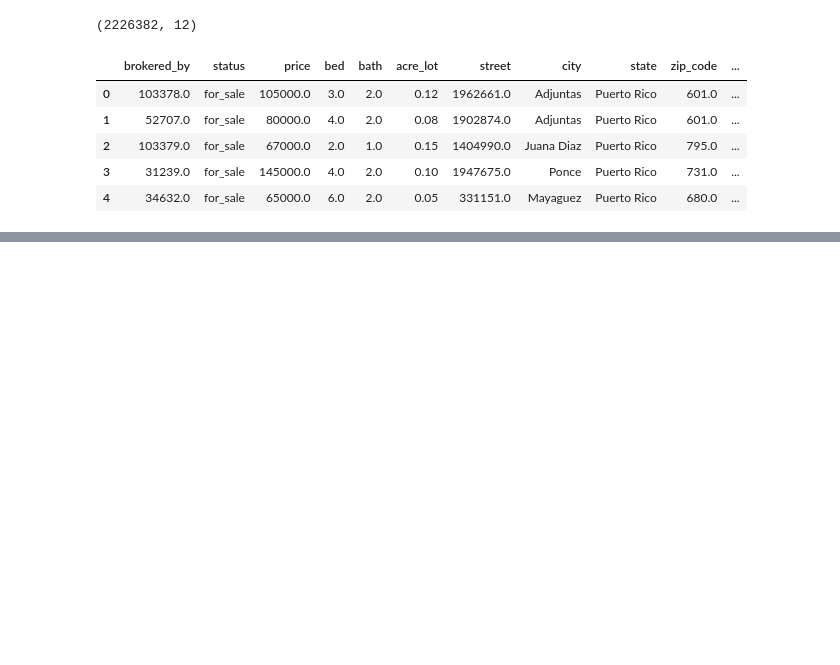
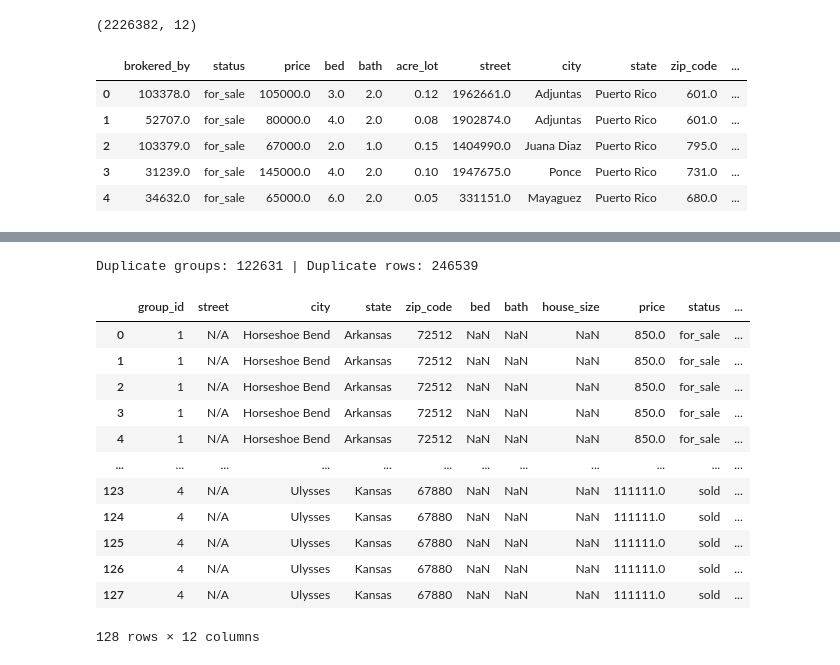
Before and after one commit to madesina2025/data-engineering-projects-portfolio, a Jupyter notebook: MetroPeak_Project/rentcast_eda_csv.ipynb, the cells around one changed output, grey strips where cells are left out. Cells and saved outputs as stored; diff of their text form; code cells hidden in the pictures; blank space fills up the shorter version.

```diff
--- a/MetroPeak_Project/rentcast_eda_csv.ipynb
+++ b/MetroPeak_Project/rentcast_eda_csv.ipynb
@@ -83,0 +222,15 @@ with engine.connect() as con:
+# %%
+# special handling for ZIP codes: keep as 5-char text (preserve leading zeros)
+if "zip_code" in df.columns:
+    df["zip_code"] = (
+        df["zip_code"]
+        .astype("string")
+        .str.replace(r"\.0$", "", regex=True)   # if it came from float
+        .str.replace(r"[^0-9]", "", regex=True)
+        .str.zfill(5)
+        .fillna("N/A")
+    )
+# %%
+# dates
+if "prev_sold_date" in df.columns:
+    df["prev_sold_date"] = pd.to_datetime(df["prev_sold_date"], errors="coerce").dt.date
@@ -83,0 +258,65 @@ with engine.connect() as con:
+# %%
+# -> For NUMERIC/DATE columns: keep actual NaN/None so Postgres stores NULL
+if "prev_sold_date" in df.columns:
+    df["prev_sold_date"] = df["prev_sold_date"].where(pd.notna(df["prev_sold_date"]), None)
+# %%
+
+# 1) Define duplicate key (only keep columns that exist)
+dupe_key = [c for c in ["street", "city", "state", "zip_code", "bed", "bath", "house_size", "price"] if c in df.columns]
+assert dupe_key, "No duplicate key columns found in df."
+
+# 2) Find duplicate rows (by that key), but DON'T drop yet
+mask = df.duplicated(subset=dupe_key, keep=False)
+dupes = df.loc[mask].copy()
+
+# 3) Summarise duplicate groups (each unique key + how many rows)
+grp = (
+    dupes
+    .groupby(dupe_key, dropna=False)
+    .size()
+    .rename("count")
+    .reset_index()
+    .sort_values("count", ascending=False)
+)
+
+print(f"Duplicate groups: {len(grp)} | Duplicate rows: {len(dupes)}")
+
+if len(grp) == 0:
+    print("No duplicates found with the current dupe_key.")
+else:
+    # 4) Pick 4 groups to inspect (TOP 4 by size). Use .sample(4, random_state=42) if you prefer random.
+    top4 = grp.head(4).assign(group_id=lambda d: range(1, len(d)+1))
+
+    # 5) Pull all rows for those 4 groups
+    sample = top4.merge(dupes, on=dupe_key, how="left")
+
+    # 6) Keep key columns + a few helpful extras if present
+    extra_cols = [c for c in ["status", "brokered_by", "price_per_sqft", "prev_sold_date"] if c in sample.columns]
+    display_cols = ["group_id"] + dupe_key + extra_cols
+
+    # 7) Show them neatly
+    sample_to_show = (sample[display_cols]
+                      .sort_values(["group_id"] + dupe_key)
+                      .reset_index(drop=True))
+
+    # Wider display for clarity (optional)
+    with pd.option_context("display.max_rows", 100, "display.max_columns", None, "display.width", 180):
+        display(sample_to_show)
+
+    # 8) (Optional) Also show the top groups summary
+    display(top4[['group_id'] + dupe_key + ['count']])
+# %% [output]
+Duplicate groups: 122631 | Duplicate rows: 246539
+|  | group_id | street | city | state | zip_code | bed | bath | house_size | price | status | ... |
+| 0 | 1 | N/A | Horseshoe Bend | Arkansas | 72512 | NaN | NaN | NaN | 850.0 | for_sale | ... |
+| 1 | 1 | N/A | Horseshoe Bend | Arkansas | 72512 | NaN | NaN | NaN | 850.0 | for_sale | ... |
+| 2 | 1 | N/A | Horseshoe Bend | Arkansas | 72512 | NaN | NaN | NaN | 850.0 | for_sale | ... |
+| 3 | 1 | N/A | Horseshoe Bend | Arkansas | 72512 | NaN | NaN | NaN | 850.0 | for_sale | ... |
+| 4 | 1 | N/A | Horseshoe Bend | Arkansas | 72512 | NaN | NaN | NaN | 850.0 | for_sale | ... |
+| ... | ... | ... | ... | ... | ... | ... | ... | ... | ... | ... | ... |
+| 123 | 4 | N/A | Ulysses | Kansas | 67880 | NaN | NaN | NaN | 111111.0 | sold | ... |
+| 124 | 4 | N/A | Ulysses | Kansas | 67880 | NaN | NaN | NaN | 111111.0 | sold | ... |
+| 125 | 4 | N/A | Ulysses | Kansas | 67880 | NaN | NaN | NaN | 111111.0 | sold | ... |
+| 126 | 4 | N/A | Ulysses | Kansas | 67880 | NaN | NaN | NaN | 111111.0 | sold | ... |
+| 127 | 4 | N/A | Ulysses | Kansas | 67880 | NaN | NaN | NaN | 111111.0 | sold | ... |
+128 rows × 12 columns
```
Also changed, not shown: parts of 39 cells of this notebook.
